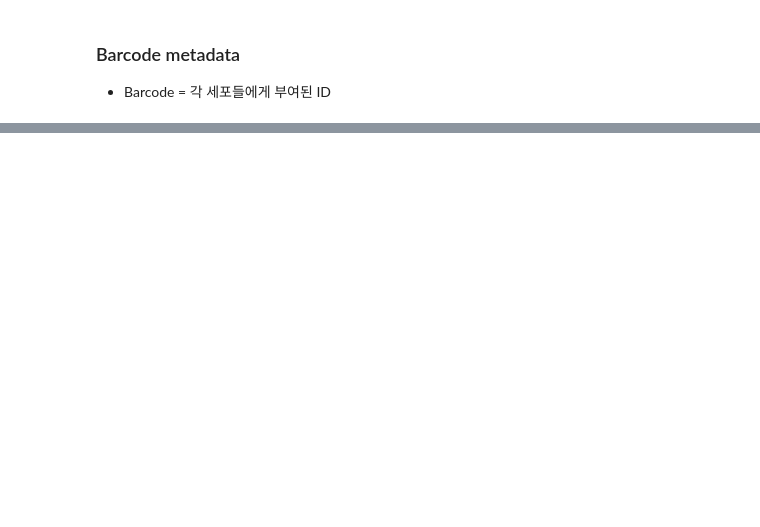
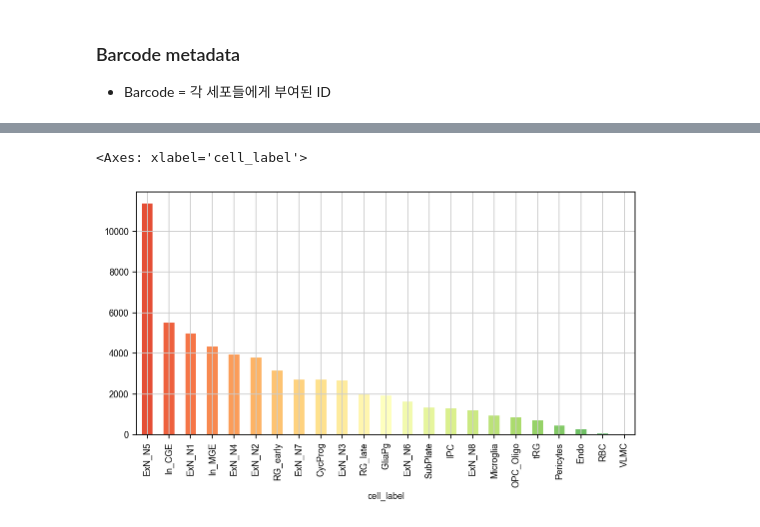
Before and after one commit to jhlee0637/OpenLearn-BioAI, a Jupyter notebook: BrainOmics2024_study/handle_data.ipynb, the cells around one changed output, grey strips where cells are left out. Cells and saved outputs as stored; diff of their text form; code cells hidden in the pictures; blank space fills up the shorter version.

```diff
--- a/BrainOmics2024_study/handle_data.ipynb
+++ b/BrainOmics2024_study/handle_data.ipynb
@@ -99,0 +159,11 @@ barcodes = adata.obs.index
+# %%
+# 바코드 메타데이터의 cell_label 시각화
+sc.settings.set_figure_params(fontsize=8, figsize=[8, 4])
+
+category_colors = plt.colormaps['RdYlGn'](
+        np.linspace(0.15, 0.85, len(adata.obs['cell_label'].value_counts())))
+
+adata.obs['cell_label'].value_counts().plot.bar(color=category_colors)
+# %% [output]
+<Axes: xlabel='cell_label'>
+[figure, added]
```
Also changed, not shown: parts of 26 cells of this notebook, 3 other files.
